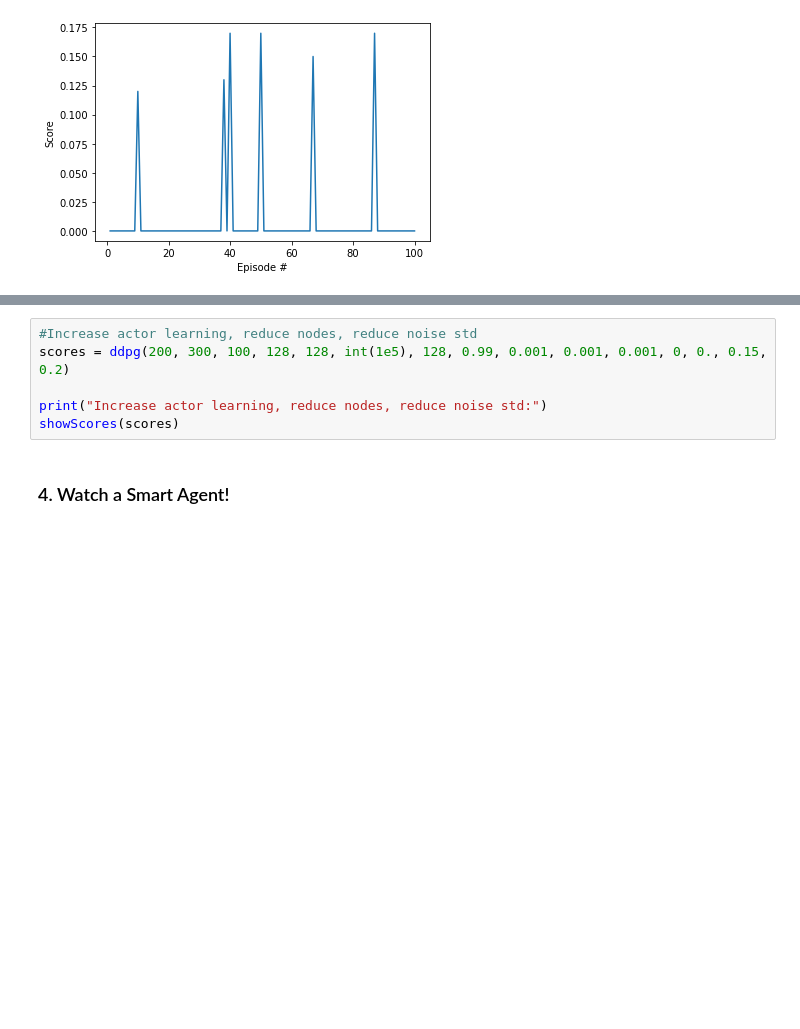
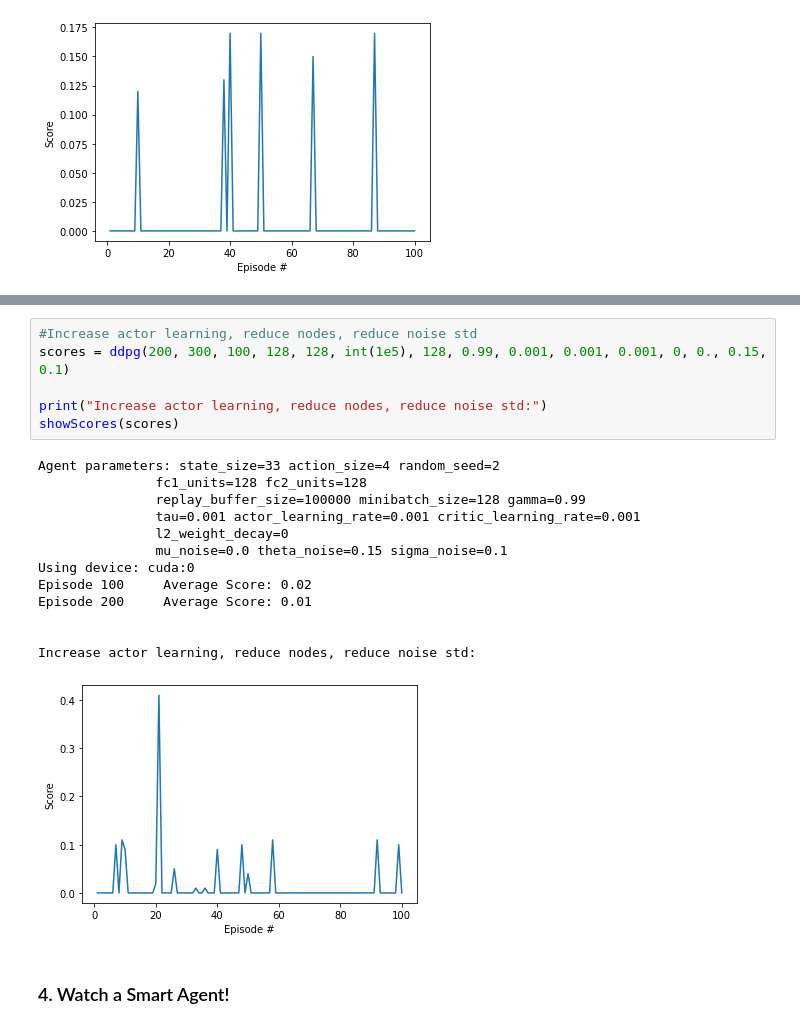
Before and after one commit to bmello4688/deep-reinforcement-learning, a Jupyter notebook: p2_continuous-control/Continuous_Control.ipynb, the cells around one changed output, grey strips where cells are left out. Cells and saved outputs as stored; diff of their text form; blank space fills up the shorter version.

```diff
--- a/p2_continuous-control/Continuous_Control.ipynb
+++ b/p2_continuous-control/Continuous_Control.ipynb
@@ -239,9 +257,23 @@ showScores(scores)
 # %%
 #Increase actor learning, reduce nodes, reduce noise std
-scores = ddpg(200, 300, 100, 128, 128, int(1e5), 128, 0.99, 0.001, 0.001, 0.001, 0, 0., 0.15, 0.2)
+scores = ddpg(200, 300, 100, 128, 128, int(1e5), 128, 0.99, 0.001, 0.001, 0.001, 0, 0., 0.15, 0.1)
 
 print("Increase actor learning, reduce nodes, reduce noise std:")
 showScores(scores)
+# %% [output]
+Agent parameters: state_size=33 action_size=4 random_seed=2
+               fc1_units=128 fc2_units=128
+               replay_buffer_size=100000 minibatch_size=128 gamma=0.99
+               tau=0.001 actor_learning_rate=0.001 critic_learning_rate=0.001
+               l2_weight_decay=0
+               mu_noise=0.0 theta_noise=0.15 sigma_noise=0.1
+Using device: cuda:0
+Episode 100     Average Score: 0.02
+Episode 200     Average Score: 0.01
+
+
+Increase actor learning, reduce nodes, reduce noise std:
+[figure, added]
 # %% [markdown]
 ### 4. Watch a Smart Agent!
 # %%
```
Also changed, not shown: parts of 2 cells of this notebook, 2 other files.
